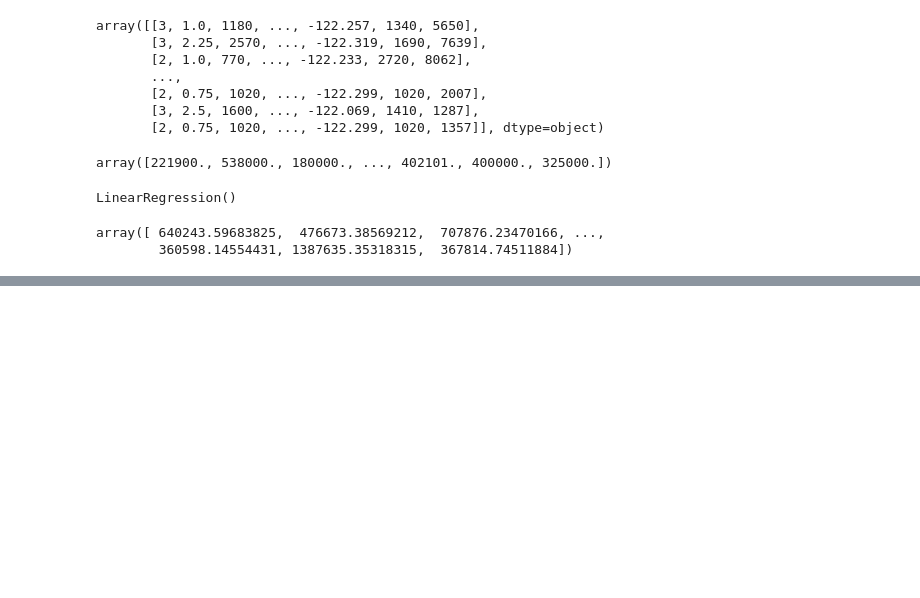
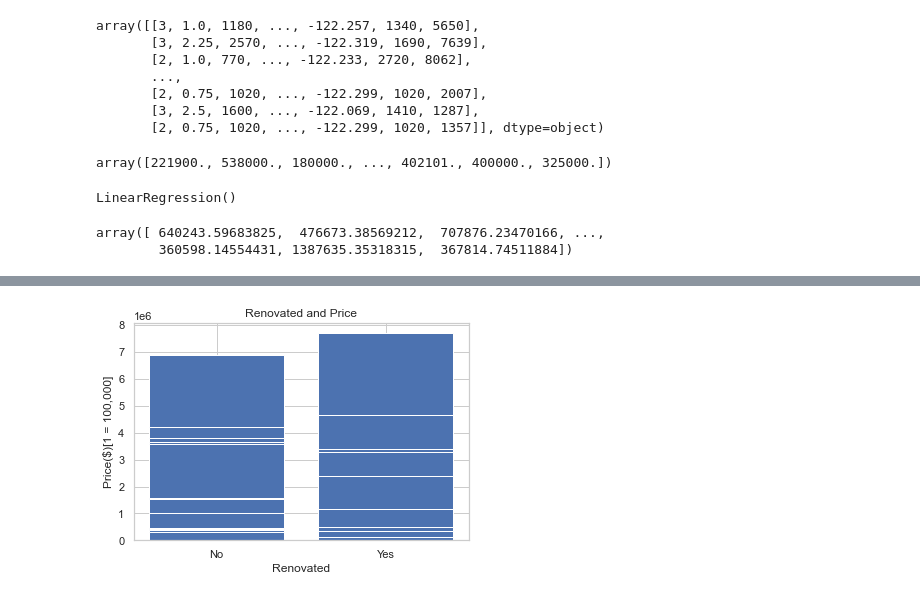
Before and after one commit to FreeKingU/Market_adjustment-, a Jupyter notebook: KC_Revising.ipynb, the cells around one changed output, grey strips where cells are left out. Drawn from its saved outputs; the diff is of its cells as text; code cells hidden in the pictures; blank space fills up the shorter version.

```diff
--- a/KC_Revising.ipynb
+++ b/KC_Revising.ipynb
@@ -116,0 +144,8 @@ root_mean_squared error of is = 232953.909139428
+# %%
+plt.bar(df_new['renovated'], df_new['price'])
+plt.title('Renovated and Price')
+plt.xlabel('Renovated')
+plt.ylabel('Price($)[1 = 100,000]')
+plt.show()
+# %% [output]
+[figure, added]
```
Also changed, not shown: parts of 5 cells of this notebook.
